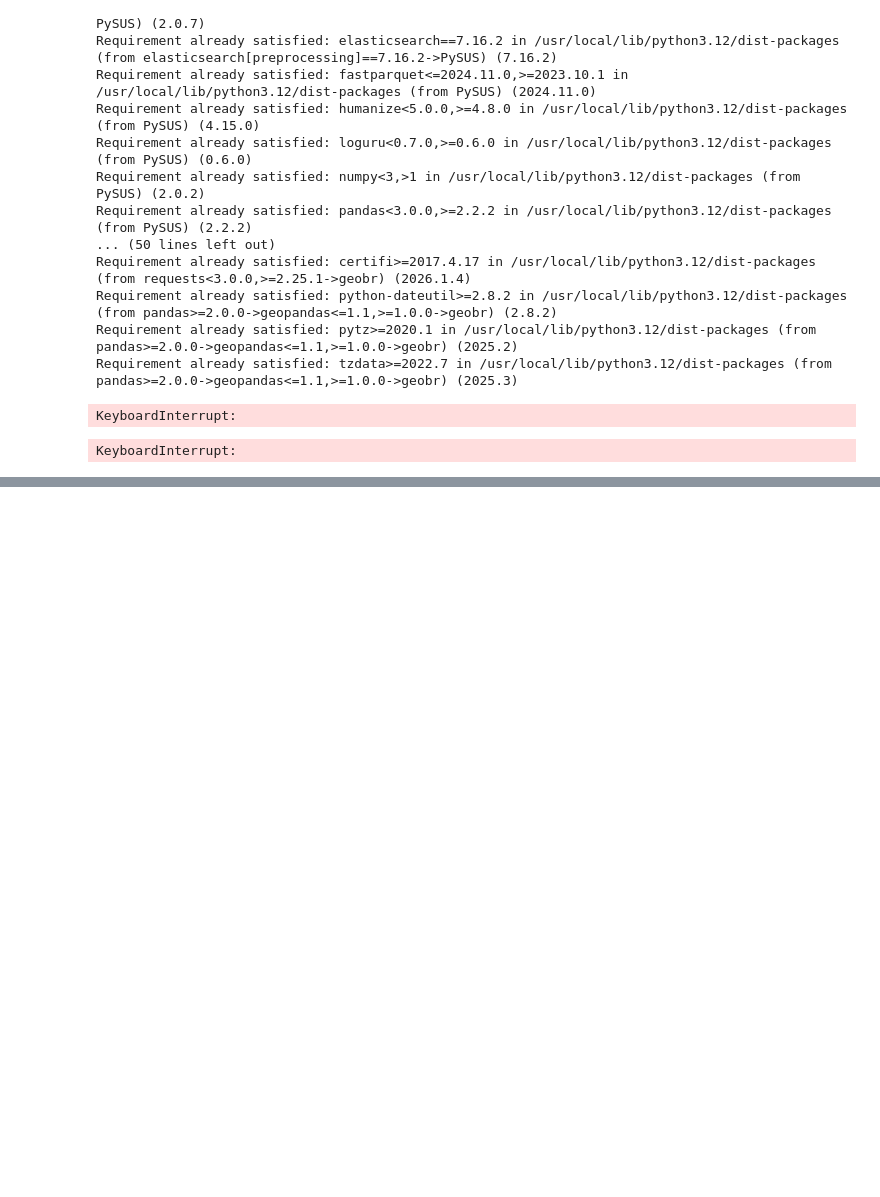
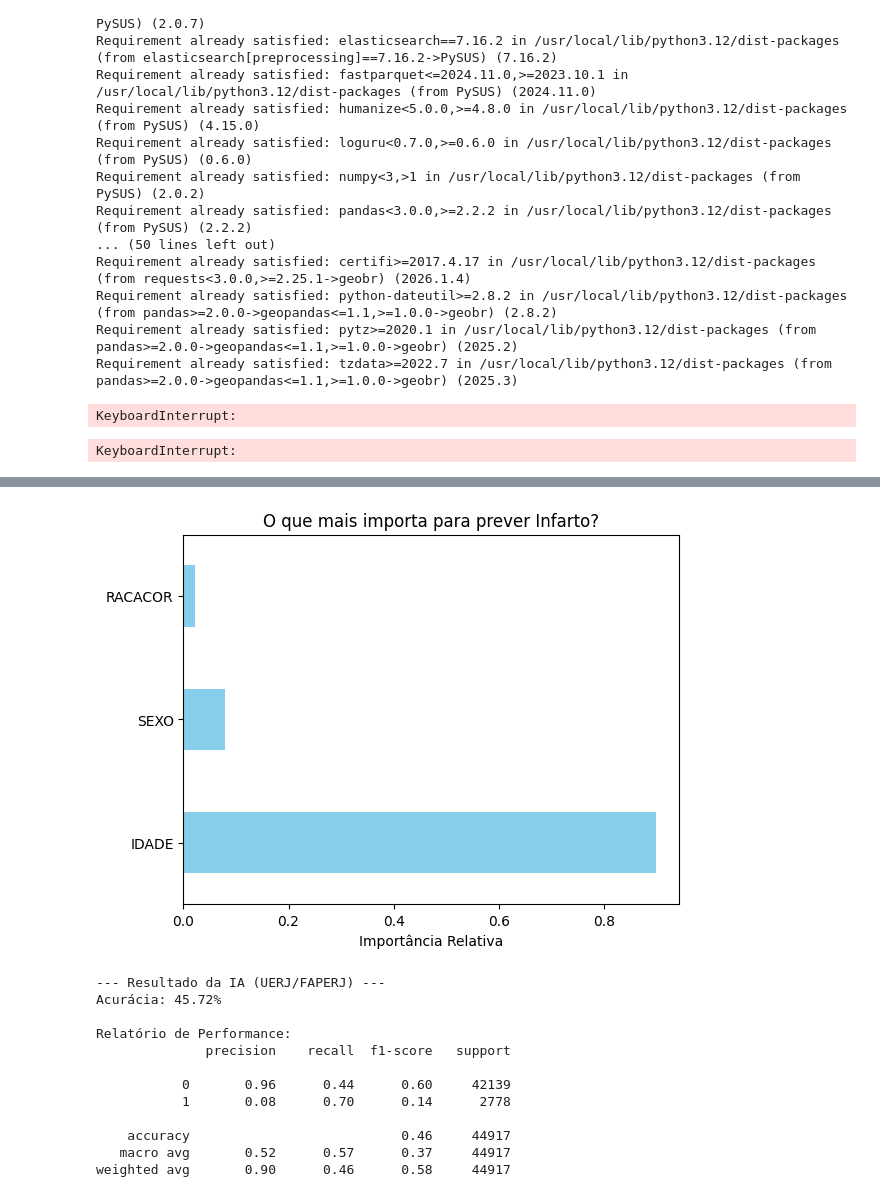
Before and after one commit to Apolinar1o/IcMachinaLearning, a Jupyter notebook: pysus_limed.ipynb, the cells around one changed output, grey strips where cells are left out. Cells and saved outputs as stored; diff of their text form; code cells hidden in the pictures; blank space fills up the shorter version.

```diff
--- a/pysus_limed.ipynb
+++ b/pysus_limed.ipynb
@@ -160,0 +126,72 @@ carac
+# %%
+
+import pandas as pd
+import numpy as np
+from pysus import SIM
+from sklearn.tree import DecisionTreeClassifier
+from sklearn.preprocessing import StandardScaler
+from sklearn.model_selection import train_test_split
+from sklearn.metrics import accuracy_score, classification_report
+import matplotlib.pyplot as plt
+
+sim = SIM().load()
+rj = sim.get_files("CID10", uf="RJ", year=2022)
+download = sim.download(rj)
+dataf_rj = download.to_dataframe()
+
+dataf_rj['target'] = (dataf_rj['CAUSABAS'] == 'I219').astype(int)
+
+cols_x = ["IDADE", "RACACOR", "SEXO"]
+df_modelo = dataf_rj[cols_x + ['target']].copy()
+
+
+for col in cols_x:
+    df_modelo[col] = pd.to_numeric(df_modelo[col], errors='coerce')
+
+df_modelo = df_modelo.dropna()
+
+df_modelo['IDADE'] = df_modelo['IDADE'].apply(lambda x: x - 400 if x >= 400 else 0)
+
+
+X = df_modelo[cols_x]
+y = df_modelo['target']
+
+
+x_train, x_test, y_train, y_test = train_test_split(X, y, test_size=0.3, random_state=2)
+
+
+scaler = StandardScaler()
+x_train_st = scaler.fit_transform(x_train)
+x_test_st = scaler.transform(x_test)
+
+
+model = DecisionTreeClassifier(max_depth=5, class_weight='balanced', random_state=2)
+model.fit(x_train_st, y_train)
+
+
+y_pred = model.predict(x_test_st)
+
+importancias = pd.Series(model.feature_importances_, index=X.columns)
+importancias.nlargest(3).plot(kind='barh', color='skyblue')
+plt.title('O que mais importa para prever Infarto?')
+plt.xlabel('Importância Relativa')
+plt.show()
+
+print(f"--- Resultado da IA (UERJ/FAPERJ) ---")
+print(f"Acurácia: {accuracy_score(y_test, y_pred) * 100:.2f}%")
+print("\nRelatório de Performance:")
+print(classification_report(y_test, y_pred))
+# %% [output]
+[figure, added]
+--- Resultado da IA (UERJ/FAPERJ) ---
+Acurácia: 45.72%
+
+Relatório de Performance:
+              precision    recall  f1-score   support
+
+           0       0.96      0.44      0.60     42139
+           1       0.08      0.70      0.14      2778
+
+    accuracy                           0.46     44917
+   macro avg       0.52      0.57      0.37     44917
+weighted avg       0.90      0.46      0.58     44917
```
Also changed, not shown: parts of 1 cell of this notebook.
